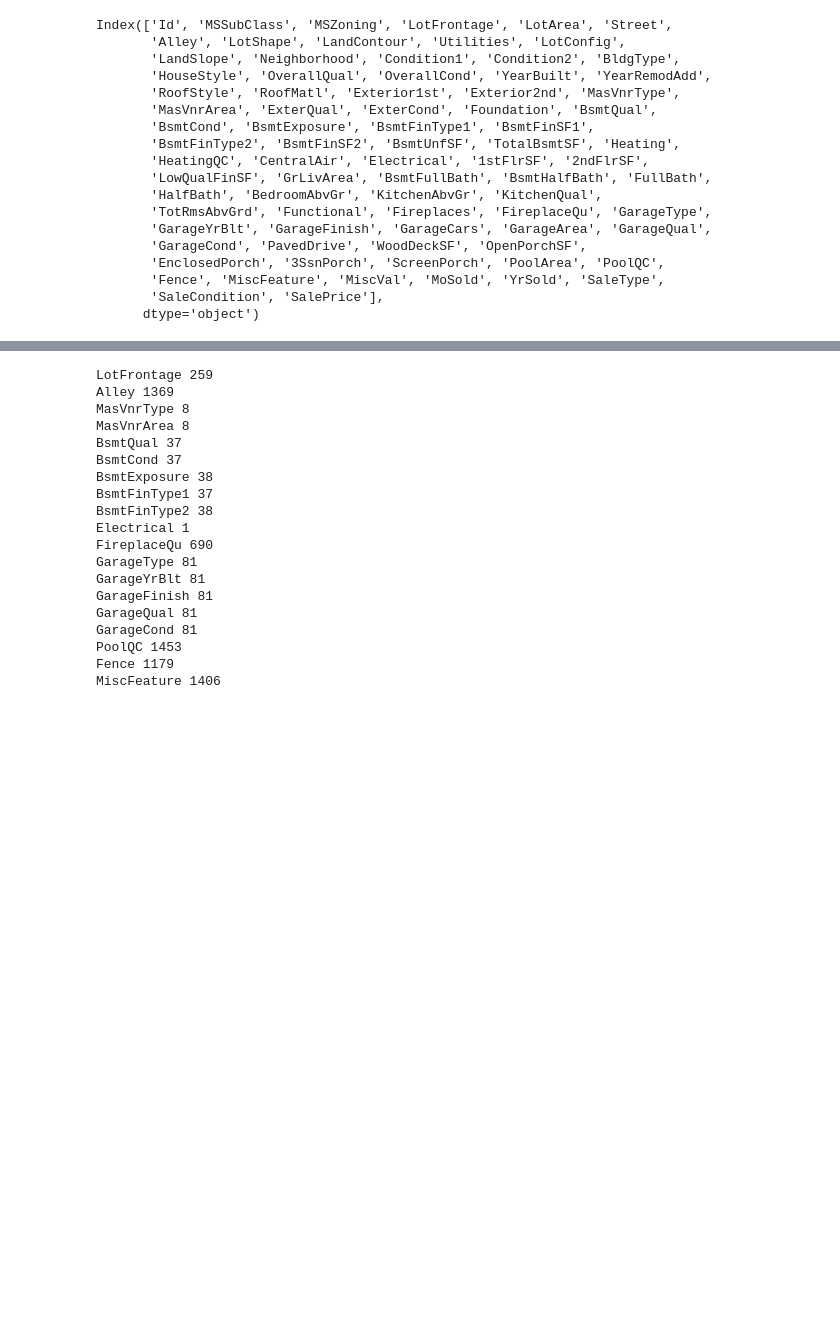
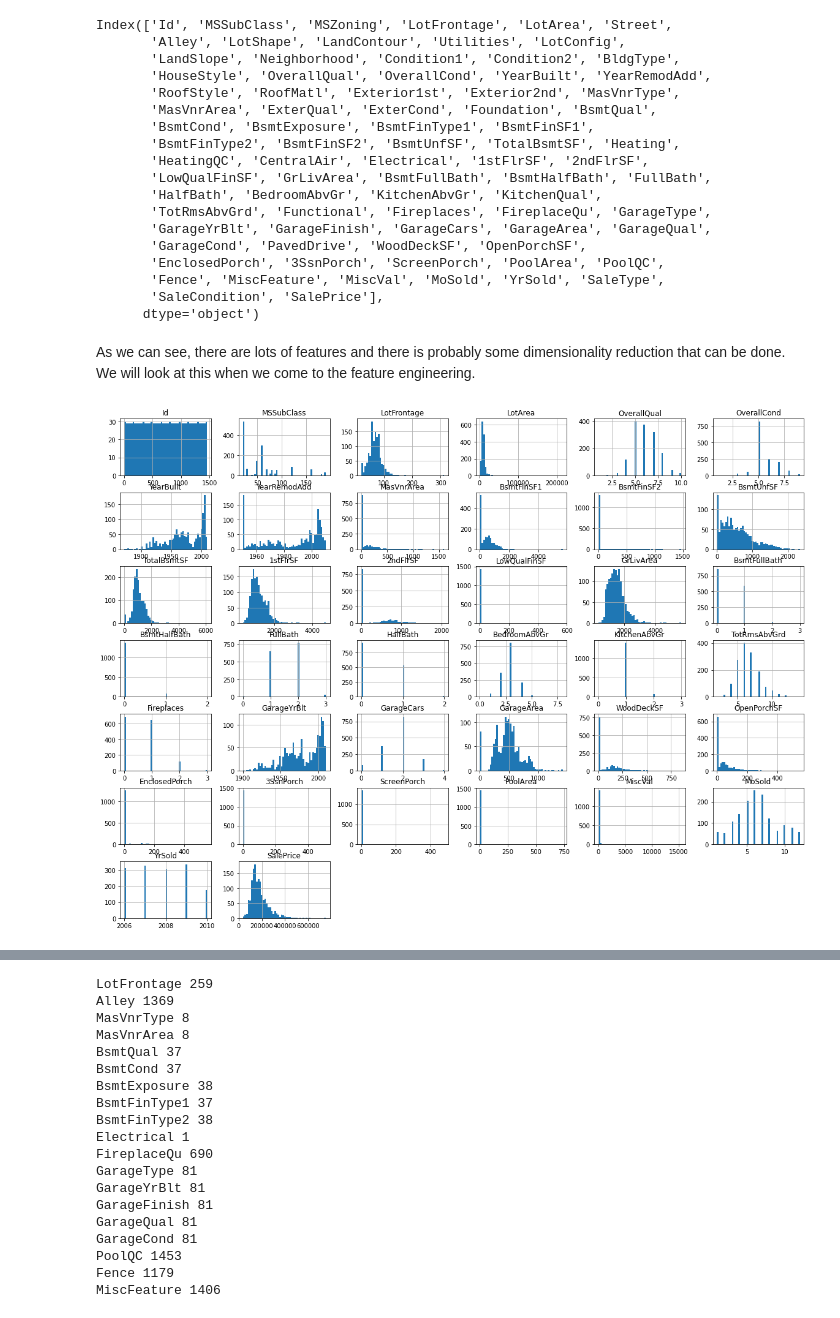
Before and after one commit to hasan516/Iowa-House-Prices-Kaggle_Competition, a Jupyter notebook: ames-iowa-housing.ipynb, the cells around one changed output, grey strips where cells are left out. Cells and saved outputs as stored; diff of their text form; code cells hidden in the pictures; blank space fills up the shorter version.

```diff
--- a/ames-iowa-housing.ipynb
+++ b/ames-iowa-housing.ipynb
@@ -74,3 +80,12 @@ Index(['Id', 'MSSubClass', 'MSZoning', 'LotFrontage', 'LotArea', 'Street',
        'Fence', 'MiscFeature', 'MiscVal', 'MoSold', 'YrSold', 'SaleType',
        'SaleCondition', 'SalePrice'],
       dtype='object')
+# %% [markdown]
+As we can see, there are lots of features and there is probably some dimensionality reduction that can be done. We will look at this when we come to the feature engineering.
+# %%
+%matplotlib inline
+import matplotlib.pyplot as plt
+train.hist(bins=50, figsize=(20,15))
+plt.show()
+# %% [output]
+[figure, added]
```
Also changed, not shown: parts of 72 cells of this notebook.
